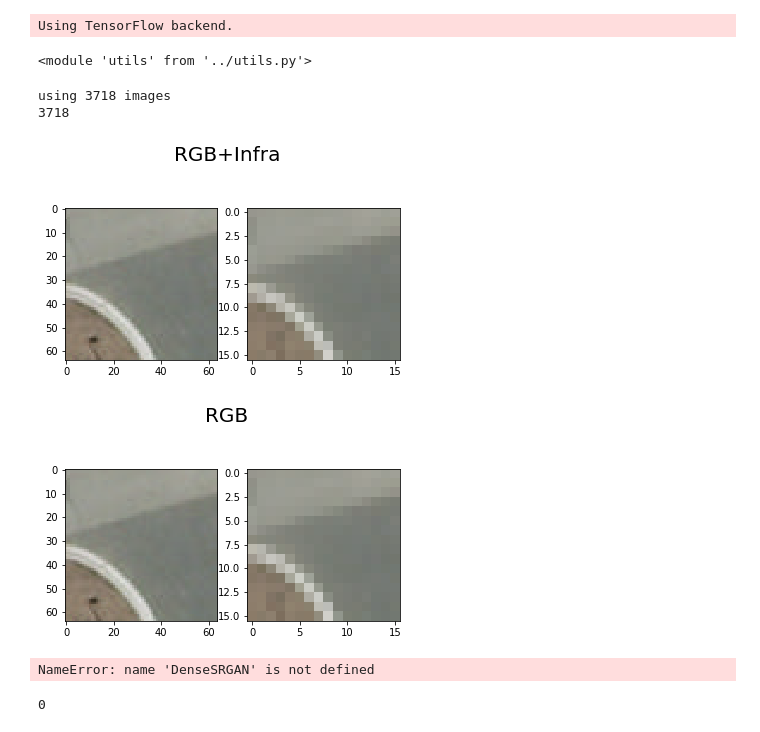
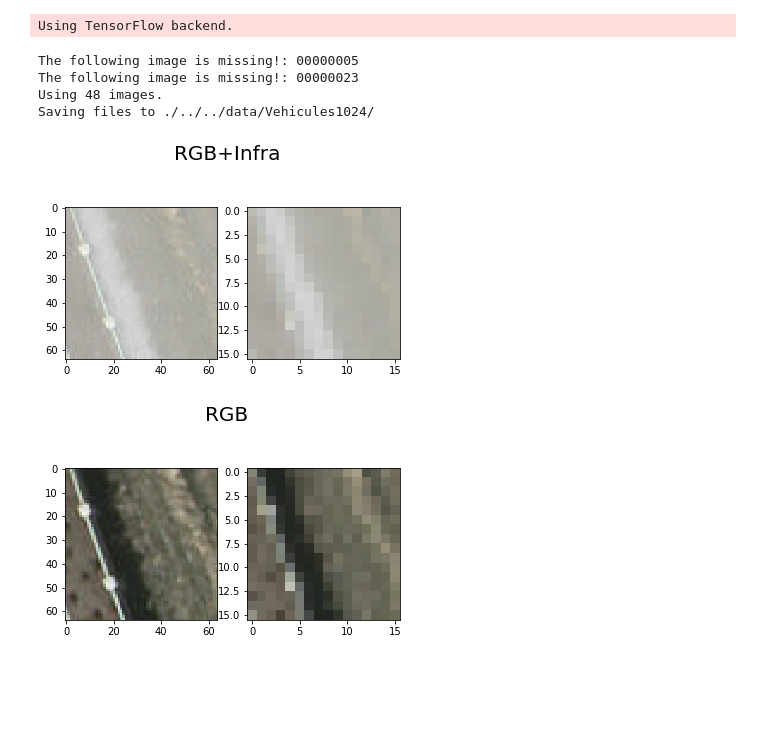
Before and after one commit to mihirsathe/DenseGAN-SuperResolution, a Jupyter notebook: DenseSRGAN/OH_DenseSRGAN.ipynb, the cells around one changed output. Drawn from its saved outputs; the diff is of its cells as text; code cells hidden in the pictures; blank space fills up the shorter version.

Commit message:
Update to working notebooks - training VEH and OH

```diff
--- a/DenseSRGAN/OH_DenseSRGAN.ipynb
+++ b/DenseSRGAN/OH_DenseSRGAN.ipynb
@@ -16,67 +16,62 @@ from importlib import reload
 import utils
 # %% [output]
 Using TensorFlow backend.
-# %%
-reload(utils)
-# %% [output]
-<module 'utils' from '../utils.py'>
 # %%
-#num_images = 3
-#files = utils.scan_dataset(data_dir, num_images) #TODO: 50
-#training_set, testing_set = utils.create_subsets(files, data_dir, use_validation=False)
-#im_hr, im_lr, batch_idx = utils.load_data(0, training_set, data_dir, True, len(training_set))
-vehicles_dir = dir_pfx + '../../data/vehicle_patches_64/'
-#im_hr, im_lr = utils.load_data_vehicles(vehicles_dir, 1, img_spec=2021)
-im_hr, im_lr = utils.load_data_vehicles(vehicles_dir, 3718, scale01=True)
+num_images = 50
+files = utils.scan_dataset(data_dir, num_images) #TODO: 50
+training_set, testing_set = utils.create_subsets(files, data_dir, use_validation=False)
+im_hr, im_lr, batch_idx = utils.load_data(0, training_set, data_dir, True, len(training_set))
 # %% [output]
-using 3718 images
-3718
+The following image is missing!: 00000005
+The following image is missing!: 00000023
+Using 48 images.
+Saving files to ./../../data/Vehicules1024/
 # %%
-ix = 12
+ix = 2560
 normalized_around_zero = False
 
 if normalized_around_zero:
     plt.figure().suptitle('RGB+Infra', fontsize=20)
     plt.subplot(1,2,1)
     plt.imshow(utils.un_normalize(im_hr[ix,:,:,:]))
     plt.subplot(1,2,2)
     plt.imshow(utils.un_normalize(im_lr[ix,:,:,:]))
 
     plt.figure().suptitle('RGB', fontsize=20)
     plt.subplot(1,2,1)
     plt.imshow(utils.un_normalize(im_hr[ix,:,:,0:3]))
     plt.subplot(1,2,2)
     plt.imshow(utils.un_normalize(im_lr[ix,:,:,0:3]))
 else:
     plt.figure().suptitle('RGB+Infra', fontsize=20)
     plt.subplot(1,2,1)
     plt.imshow(im_hr[ix,:,:,:])
     plt.subplot(1,2,2)
     plt.imshow(im_lr[ix,:,:,:])
 
     plt.figure().suptitle('RGB', fontsize=20)
     plt.subplot(1,2,1)
     plt.imshow(im_hr[ix,:,:,0:3])
     plt.subplot(1,2,2)
     plt.imshow(im_lr[ix,:,:,0:3])
 # %% [output]
-[figure, old version]
+[figure, new version]
-[figure, old version]
+[figure, new version]
-# %%
-# Prototype the Dense SR GAN
-#from importlib import reload
-reload(DenseSRGAN)
-# %% [output]
-NameError: name 'DenseSRGAN' is not defined
 # %%
+#reload(DenseSRGAN
 import DenseSRGAN
-gan = DenseSRGAN.DenseSRGAN(dir_pfx,im_hr,im_lr,gpu_list=[5,7],dropout_rate=0.3)
+# Start
+#gan = DenseSRGAN.DenseSRGAN(dir_pfx,im_hr,im_lr,proj_pfx="OH",gpu_list=[5,7],dropout_rate=0.3)
+# Continue
+gan = DenseSRGAN.DenseSRGAN(dir_pfx,im_hr,im_lr,proj_pfx="OH",gpu_list=[1,3,5,7],dropout_rate=0.3,num_epochs_trained=450,weights_path='./weights/OH/')
+
+# Start
+#gan = DenseSRGAN.DenseSRGAN(dir_pfx,im_hr,im_lr,proj_pfx="OH",dropout_rate=0.3)
+# Continue
+#gan = DenseSRGAN.DenseSRGAN(dir_pfx,im_hr,im_lr,proj_pfx="OH",dropout_rate=0.3,num_epochs_trained=500,weights_path='./weights/OH/')
+
 #gan = DenseSRGAN.DenseSRGAN(dir_pfx,im_hr,im_lr,dropout_rate=0.3)
-
-
 #gan = DenseSRGAN.DenseSRGAN(dir_pfx,im_hr[0:17,:,:,:],im_lr[0:17,:,:,:],dropout_rate=0.3)
 #gan = DenseSRGAN.DenseSRGAN(dir_pfx,im_hr,im_lr,num_gpus=[6],dropout_rate=0.3)
 #gan = DenseSRGAN.DenseSRGAN(dir_pfx,im_hr,im_lr,num_gpus=4,dropout_rate=0.3,weights_path='weights/')
-# %% [output]
-0
 # %%
```
Also changed, not shown: parts of 6 cells of this notebook, 3 other files.
